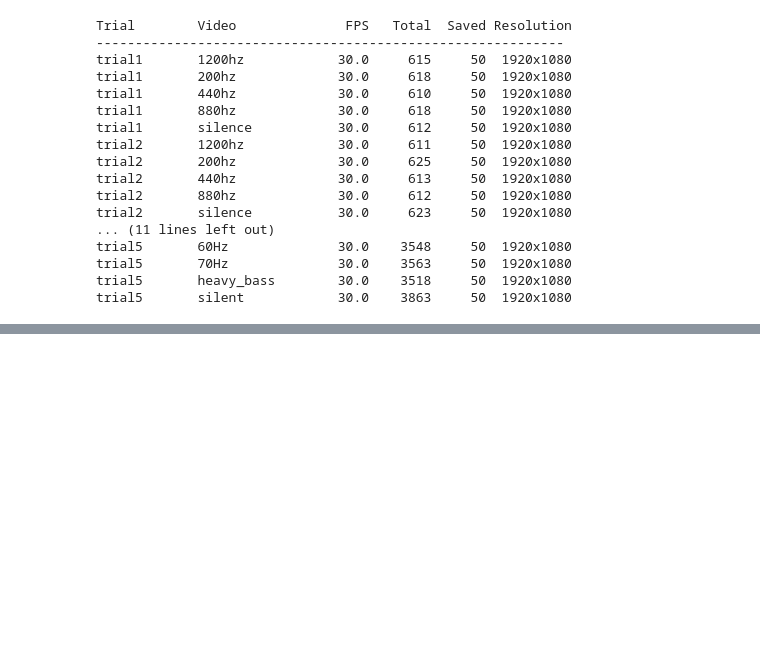
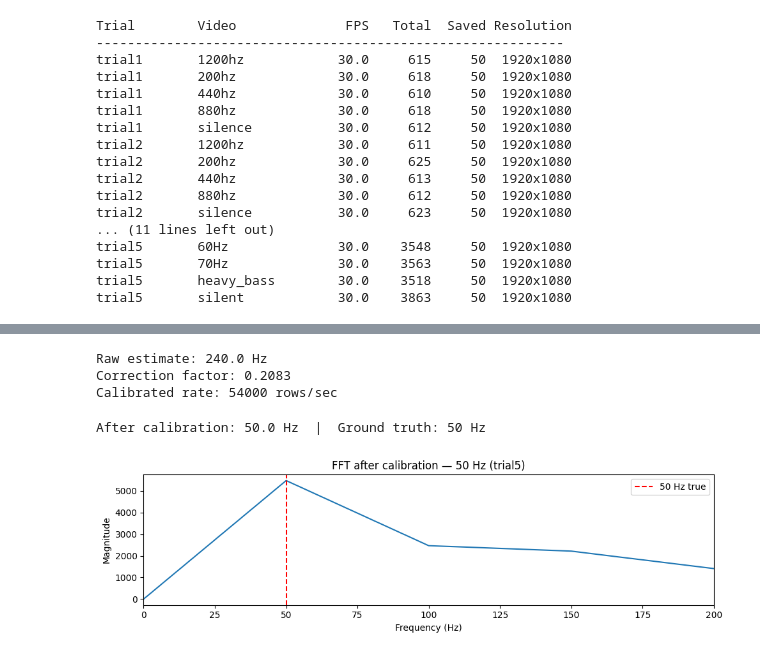
Before and after one commit to EKasuti/rolling-shutter-vibrometry, a Jupyter notebook: final.ipynb, the cells around one changed output, grey strips where cells are left out. Drawn from its saved outputs; the diff is of its cells as text; code cells hidden in the pictures; blank space fills up the shorter version.

```diff
--- a/final.ipynb
+++ b/final.ipynb
@@ -86,0 +180,29 @@ trial5       silent            30.0    3863     50  1920x1080
+# %%
+TRUE_FREQ = 50
+correction = TRUE_FREQ / est_hz # ~0.2
+ROW_READOUT_RATE_CAL = ROW_READOUT_RATE * correction
+print(f"Raw estimate: {est_hz:.1f} Hz")
+print(f"Correction factor: {correction:.4f}")
+print(f"Calibrated rate: {ROW_READOUT_RATE_CAL:.0f} rows/sec")
+# %% [output]
+Raw estimate: 240.0 Hz
+Correction factor: 0.2083
+Calibrated rate: 54000 rows/sec
+# %%
+freqs_hz, fft_mag, est_hz_cal = analyze_frame(
+    frames_50[5], ROW_READOUT_RATE_CAL, col_start=COL_START, col_end=COL_END)
+print(f"After calibration: {est_hz_cal:.1f} Hz  |  Ground truth: 50 Hz")
+
+plt.figure(figsize=(10, 3))
+plt.plot(freqs_hz, fft_mag)
+plt.axvline(50, color='r', linestyle='--', label='50 Hz true')
+plt.xlim(0, 200)
+plt.xlabel("Frequency (Hz)")
+plt.ylabel("Magnitude")
+plt.title("FFT after calibration — 50 Hz (trial5)")
+plt.legend()
+plt.tight_layout()
+plt.show()
+# %% [output]
+After calibration: 50.0 Hz  |  Ground truth: 50 Hz
+[figure, added]
```
Also changed, not shown: parts of 25 cells of this notebook, 1 other file.
